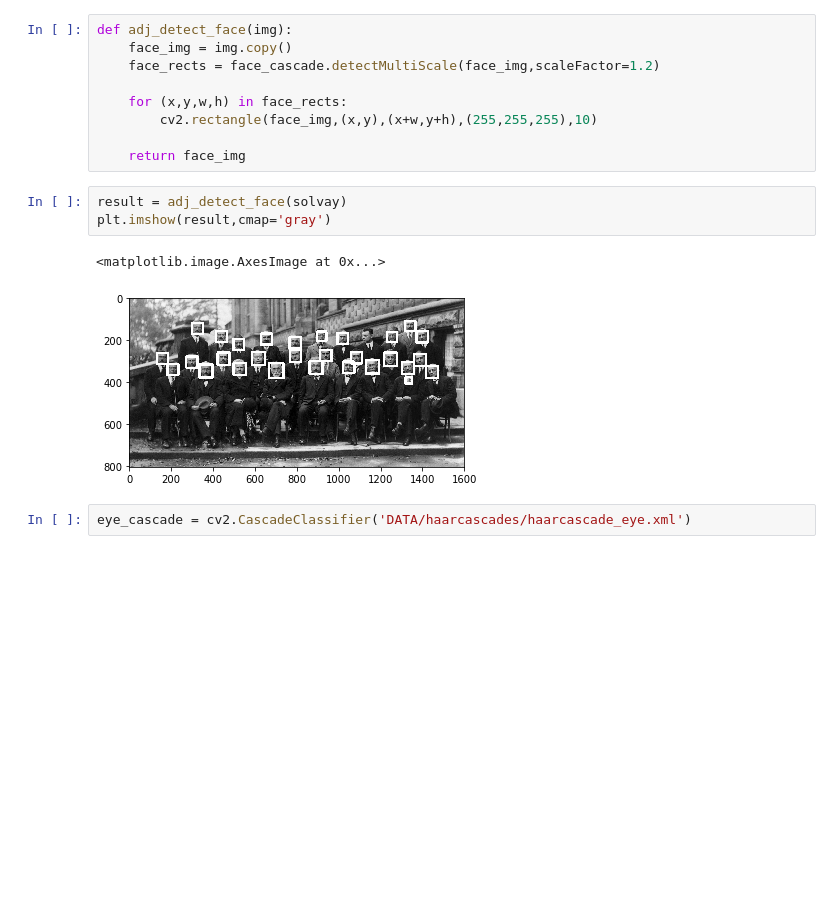
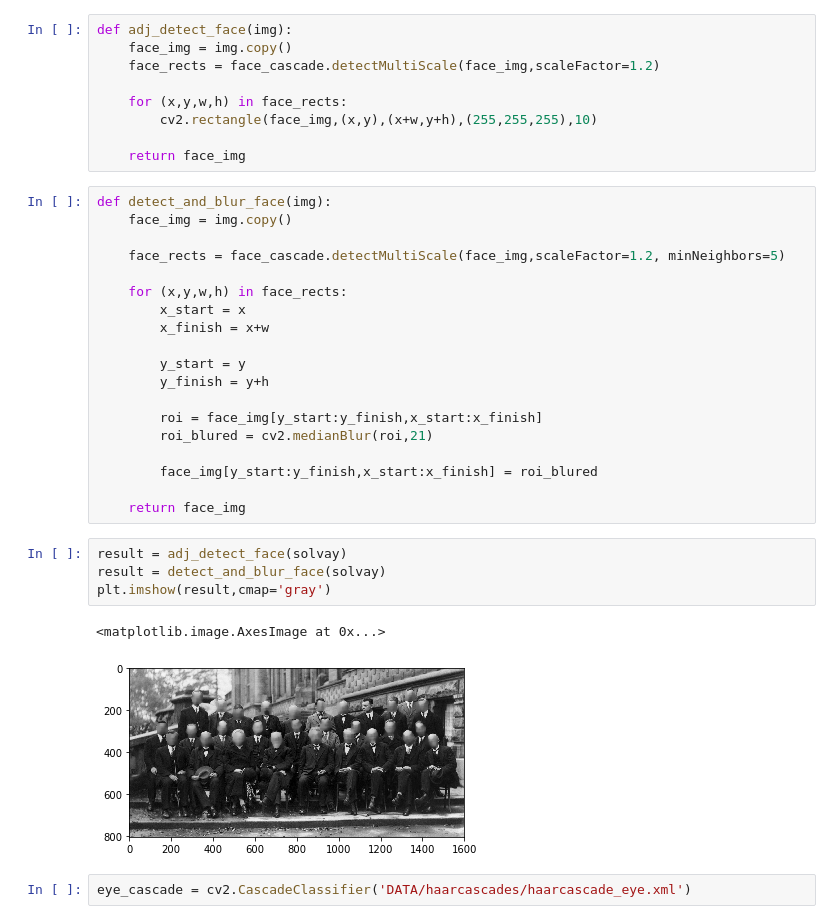
Before and after one commit to Poom-Yoosorn/ComputerVision_OpenCV_DeepLearning, a Jupyter notebook: 04_ObjDet_FaceDetection.ipynb, the cells around one changed output. Drawn from its saved outputs; the diff is of its cells as text; blank space fills up the shorter version.

Commit message:
Object Detection Assignment

```diff
--- a/04_ObjDet_FaceDetection.ipynb
+++ b/04_ObjDet_FaceDetection.ipynb
@@ -71,12 +71,32 @@ def adj_detect_face(img):
         cv2.rectangle(face_img,(x,y),(x+w,y+h),(255,255,255),10)
 
     return face_img
+# %%
+def detect_and_blur_face(img):
+    face_img = img.copy()
+
+    face_rects = face_cascade.detectMultiScale(face_img,scaleFactor=1.2, minNeighbors=5)
+
+    for (x,y,w,h) in face_rects:
+        x_start = x
+        x_finish = x+w
+
+        y_start = y
+        y_finish = y+h
+
+        roi = face_img[y_start:y_finish,x_start:x_finish]
+        roi_blured = cv2.medianBlur(roi,21)
+
+        face_img[y_start:y_finish,x_start:x_finish] = roi_blured
+
+    return face_img
 # %%
 result = adj_detect_face(solvay)
+result = detect_and_blur_face(solvay)
 plt.imshow(result,cmap='gray')
 # %% [output]
 <matplotlib.image.AxesImage at 0x...>
-[figure, old version]
+[figure, new version]
 # %%
 eye_cascade = cv2.CascadeClassifier('DATA/haarcascades/haarcascade_eye.xml')
 # %%
```
Also changed, not shown: 1 other file.
